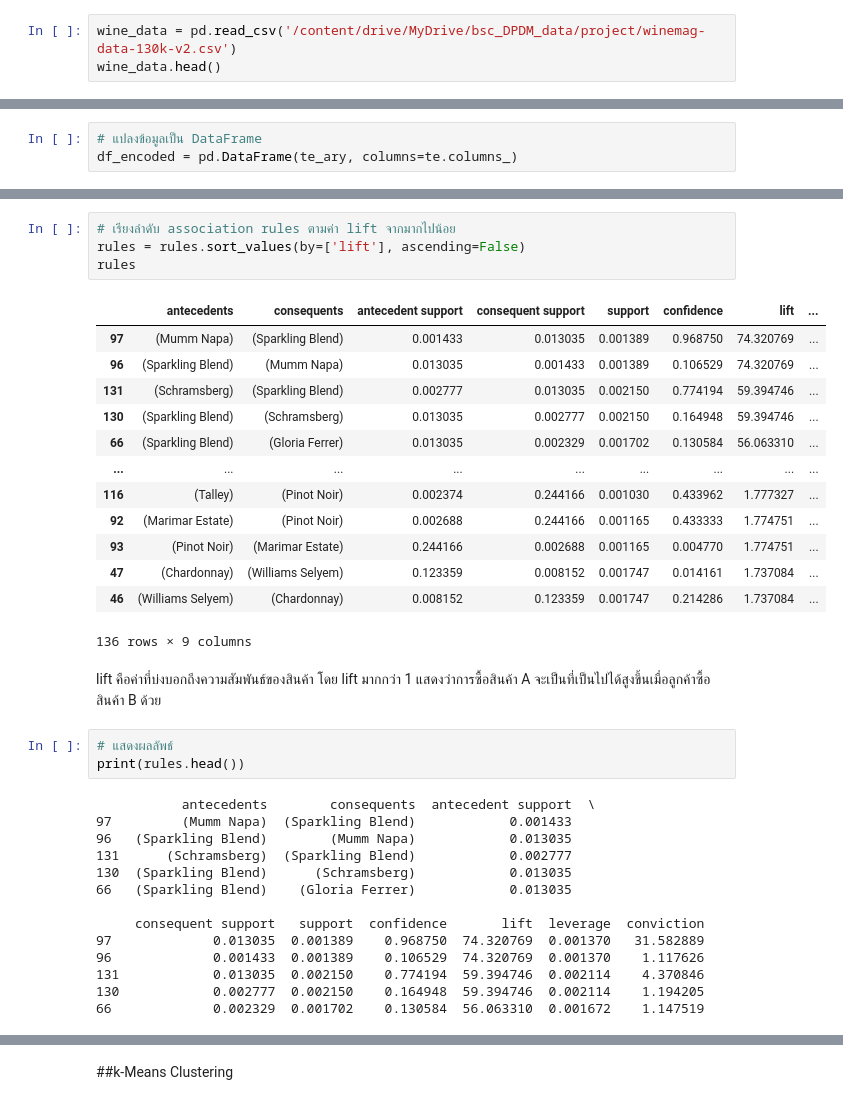
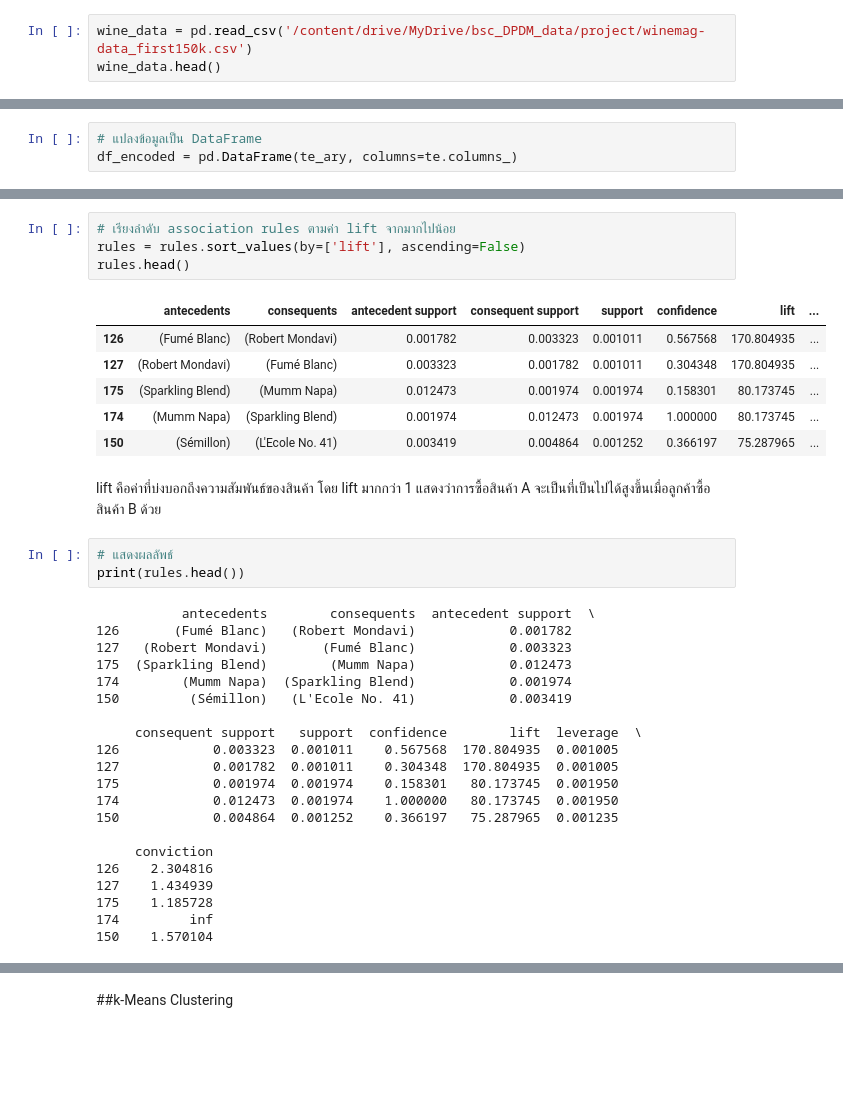
Before and after one commit to supatsara2002/bsc_dpdm22, a Jupyter notebook: Project.ipynb, the cells around one changed output, grey strips where cells are left out. Cells and saved outputs as stored; diff of their text form; blank space fills up the shorter version.

```diff
--- a/Project.ipynb
+++ b/Project.ipynb
@@ -10,7 +10,7 @@ Drive already mounted at /content/drive; to attempt to forcibly remount, call dr
 # %% [markdown]
 # import data
 # %%
-wine_data = pd.read_csv('/content/drive/MyDrive/bsc_DPDM_data/project/winemag-data-130k-v2.csv')
+wine_data = pd.read_csv('/content/drive/MyDrive/bsc_DPDM_data/project/winemag-data_first150k.csv')
 wine_data.head()
 # %% [output]
 |  | Unnamed: 0 | country | description | designation | points | price | province | region_1 | region_2 | ... |
@@ -294,21 +281,14 @@ rules
 # %%
 # เรียงลำดับ association rules ตามค่า lift จากมากไปน้อย
 rules = rules.sort_values(by=['lift'], ascending=False)
-rules
+rules.head()
 # %% [output]
 |  | antecedents | consequents | antecedent support | consequent support | support | confidence | lift | ... |
-| 97 | (Mumm Napa) | (Sparkling Blend) | 0.001433 | 0.013035 | 0.001389 | 0.968750 | 74.320769 | ... |
-| 96 | (Sparkling Blend) | (Mumm Napa) | 0.013035 | 0.001433 | 0.001389 | 0.106529 | 74.320769 | ... |
-| 131 | (Schramsberg) | (Sparkling Blend) | 0.002777 | 0.013035 | 0.002150 | 0.774194 | 59.394746 | ... |
-| 130 | (Sparkling Blend) | (Schramsberg) | 0.013035 | 0.002777 | 0.002150 | 0.164948 | 59.394746 | ... |
-| 66 | (Sparkling Blend) | (Gloria Ferrer) | 0.013035 | 0.002329 | 0.001702 | 0.130584 | 56.063310 | ... |
-| ... | ... | ... | ... | ... | ... | ... | ... | ... |
-| 116 | (Talley) | (Pinot Noir) | 0.002374 | 0.244166 | 0.001030 | 0.433962 | 1.777327 | ... |
-| 92 | (Marimar Estate) | (Pinot Noir) | 0.002688 | 0.244166 | 0.001165 | 0.433333 | 1.774751 | ... |
-| 93 | (Pinot Noir) | (Marimar Estate) | 0.244166 | 0.002688 | 0.001165 | 0.004770 | 1.774751 | ... |
-| 47 | (Chardonnay) | (Williams Selyem) | 0.123359 | 0.008152 | 0.001747 | 0.014161 | 1.737084 | ... |
-| 46 | (Williams Selyem) | (Chardonnay) | 0.008152 | 0.123359 | 0.001747 | 0.214286 | 1.737084 | ... |
+| 126 | (Fumé Blanc) | (Robert Mondavi) | 0.001782 | 0.003323 | 0.001011 | 0.567568 | 170.804935 | ... |
+| 127 | (Robert Mondavi) | (Fumé Blanc) | 0.003323 | 0.001782 | 0.001011 | 0.304348 | 170.804935 | ... |
+| 175 | (Sparkling Blend) | (Mumm Napa) | 0.012473 | 0.001974 | 0.001974 | 0.158301 | 80.173745 | ... |
+| 174 | (Mumm Napa) | (Sparkling Blend) | 0.001974 | 0.012473 | 0.001974 | 1.000000 | 80.173745 | ... |
+| 150 | (Sémillon) | (L'Ecole No. 41) | 0.003419 | 0.004864 | 0.001252 | 0.366197 | 75.287965 | ... |
-136 rows × 9 columns
 # %% [markdown]
 lift คือค่าที่บ่งบอกถึงความสัมพันธ์ของสินค้า โดย lift มากกว่า 1 แสดงว่าการซื้อสินค้า A จะเป็นที่เป็นไปได้สูงขึ้นเมื่อลูกค้าซื้อสินค้า B ด้วย
 # %%
@@ -316,15 +296,22 @@ lift คือค่าที่บ่งบอกถึงความสัม
 print(rules.head())
 # %% [output]
            antecedents        consequents  antecedent support  \
-97         (Mumm Napa)  (Sparkling Blend)            0.001433
-96   (Sparkling Blend)        (Mumm Napa)            0.013035
-131      (Schramsberg)  (Sparkling Blend)            0.002777
-130  (Sparkling Blend)      (Schramsberg)            0.013035
-66   (Sparkling Blend)    (Gloria Ferrer)            0.013035
+126       (Fumé Blanc)   (Robert Mondavi)            0.001782
+127   (Robert Mondavi)       (Fumé Blanc)            0.003323
+175  (Sparkling Blend)        (Mumm Napa)            0.012473
+174        (Mumm Napa)  (Sparkling Blend)            0.001974
+150         (Sémillon)   (L'Ecole No. 41)            0.003419
 
-     consequent support   support  confidence       lift  leverage  conviction
-97             0.013035  0.001389    0.968750  74.320769  0.001370   31.582889
-96             0.001433  0.001389    0.106529  74.320769  0.001370    1.117626
-131            0.013035  0.002150    0.774194  59.394746  0.002114    4.370846
-130            0.002777  0.002150    0.164948  59.394746  0.002114    1.194205
-66             0.002329  0.001702    0.130584  56.063310  0.001672    1.147519
+     consequent support   support  confidence        lift  leverage  \
+126            0.003323  0.001011    0.567568  170.804935  0.001005
+127            0.001782  0.001011    0.304348  170.804935  0.001005
+175            0.001974  0.001974    0.158301   80.173745  0.001950
+174            0.012473  0.001974    1.000000   80.173745  0.001950
+150            0.004864  0.001252    0.366197   75.287965  0.001235
+
+     conviction
+126    2.304816
+127    1.434939
+175    1.185728
+174         inf
+150    1.570104
```
Also changed, not shown: parts of 17 cells of this notebook.
